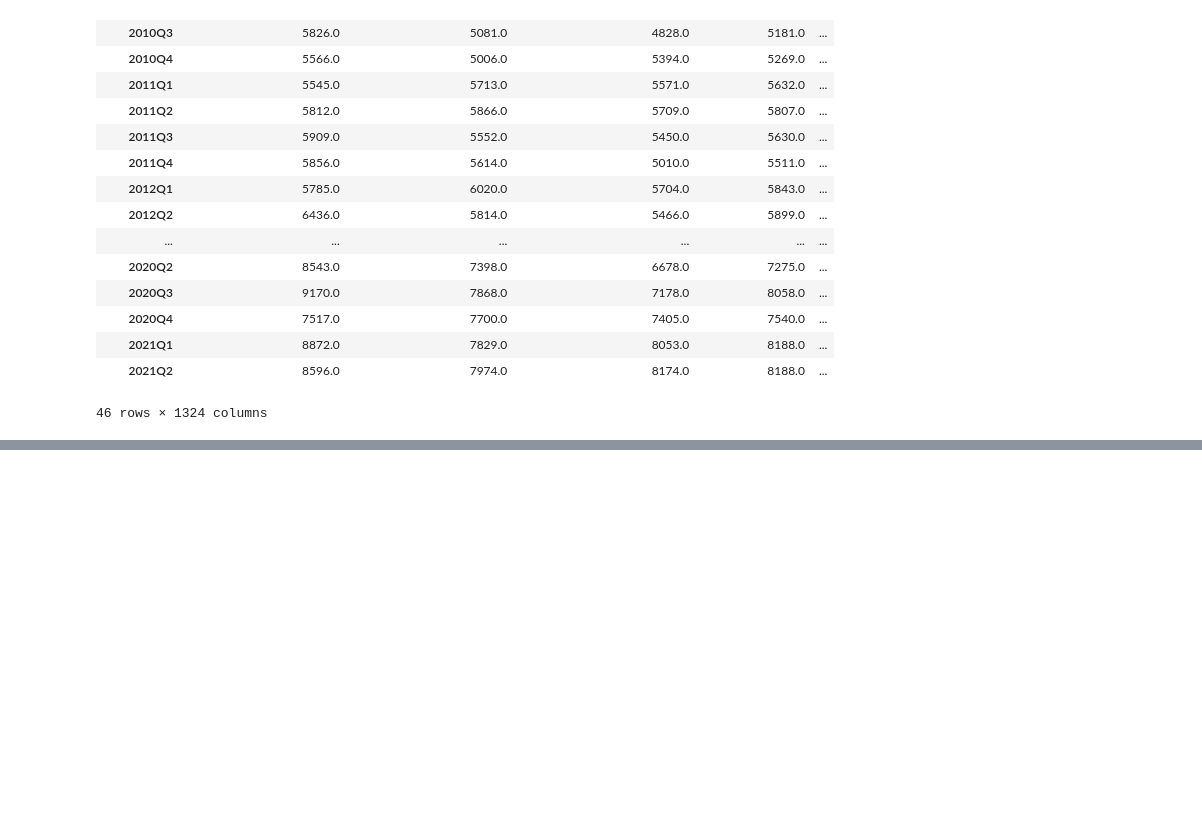
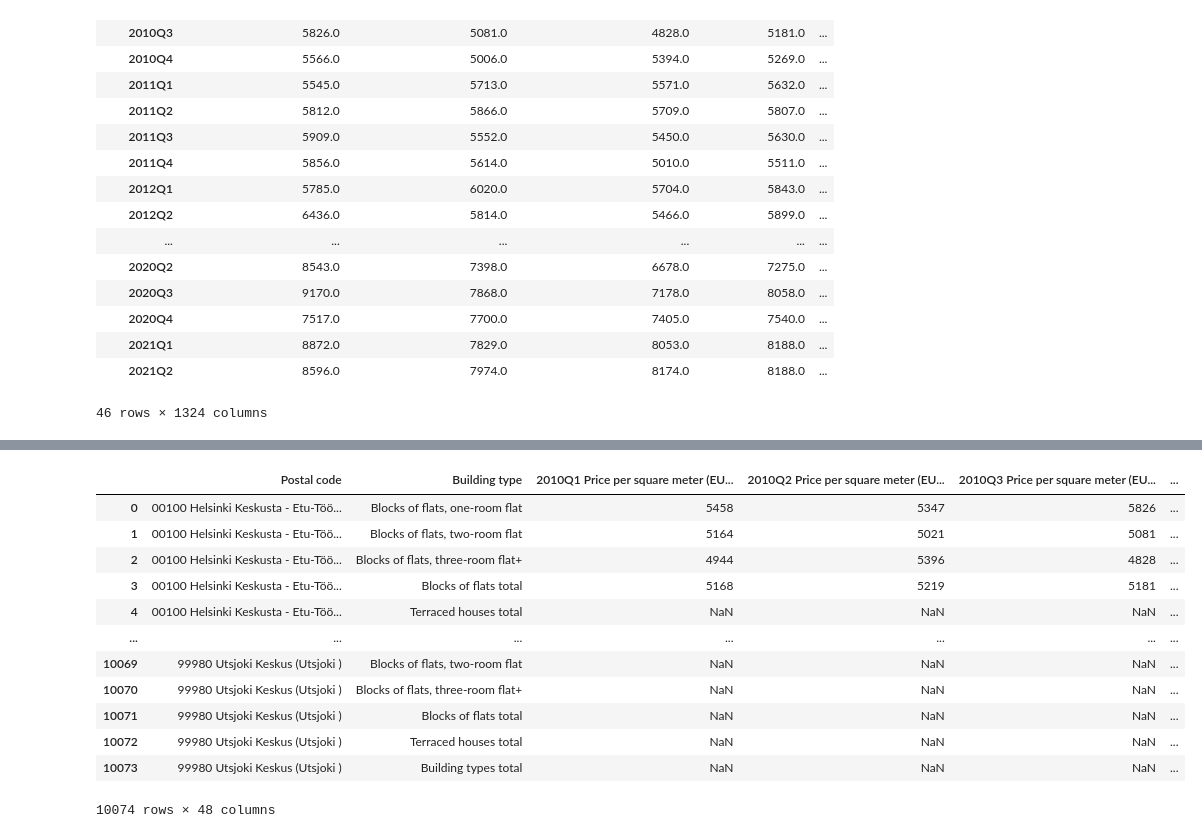
Before and after one commit to atreyaray/OP-Forecasting-Future-House-Prices, a Jupyter notebook: notebooks/bruce_eda-copy1.ipynb, the cells around one changed output, grey strips where cells are left out. Saved outputs shown, nothing was run; the diff lists cells and outputs as text; code cells hidden in the pictures; blank space fills up the shorter version.

```diff
--- a/notebooks/bruce_eda-copy1.ipynb
+++ b/notebooks/bruce_eda-copy1.ipynb
@@ -173,0 +183,18 @@ FrozenList(['Postal code', 'Building type'])
+# %%
+df1 = df.replace("..", np.nan)
+# %%
+df1
+# %% [output]
+|  | Postal code | Building type | 2010Q1 Price per square meter (EU... | 2010Q2 Price per square meter (EU... | 2010Q3 Price per square meter (EU... | ... |
+| 0 | 00100 Helsinki Keskusta - Etu-Töö... | Blocks of flats, one-room flat | 5458 | 5347 | 5826 | ... |
+| 1 | 00100 Helsinki Keskusta - Etu-Töö... | Blocks of flats, two-room flat | 5164 | 5021 | 5081 | ... |
+| 2 | 00100 Helsinki Keskusta - Etu-Töö... | Blocks of flats, three-room flat+ | 4944 | 5396 | 4828 | ... |
+| 3 | 00100 Helsinki Keskusta - Etu-Töö... | Blocks of flats total | 5168 | 5219 | 5181 | ... |
+| 4 | 00100 Helsinki Keskusta - Etu-Töö... | Terraced houses total | NaN | NaN | NaN | ... |
+| ... | ... | ... | ... | ... | ... | ... |
+| 10069 | 99980 Utsjoki Keskus (Utsjoki ) | Blocks of flats, two-room flat | NaN | NaN | NaN | ... |
+| 10070 | 99980 Utsjoki Keskus (Utsjoki ) | Blocks of flats, three-room flat+ | NaN | NaN | NaN | ... |
+| 10071 | 99980 Utsjoki Keskus (Utsjoki ) | Blocks of flats total | NaN | NaN | NaN | ... |
+| 10072 | 99980 Utsjoki Keskus (Utsjoki ) | Terraced houses total | NaN | NaN | NaN | ... |
+| 10073 | 99980 Utsjoki Keskus (Utsjoki ) | Building types total | NaN | NaN | NaN | ... |
+10074 rows × 48 columns
```
Also changed, not shown: parts of 11 cells of this notebook.
